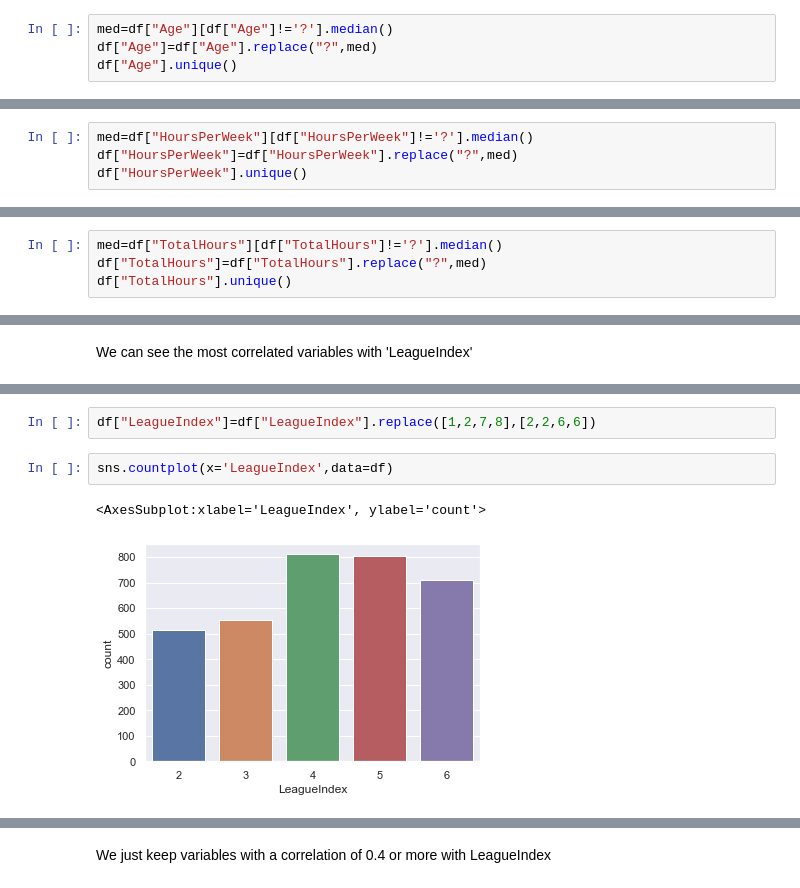
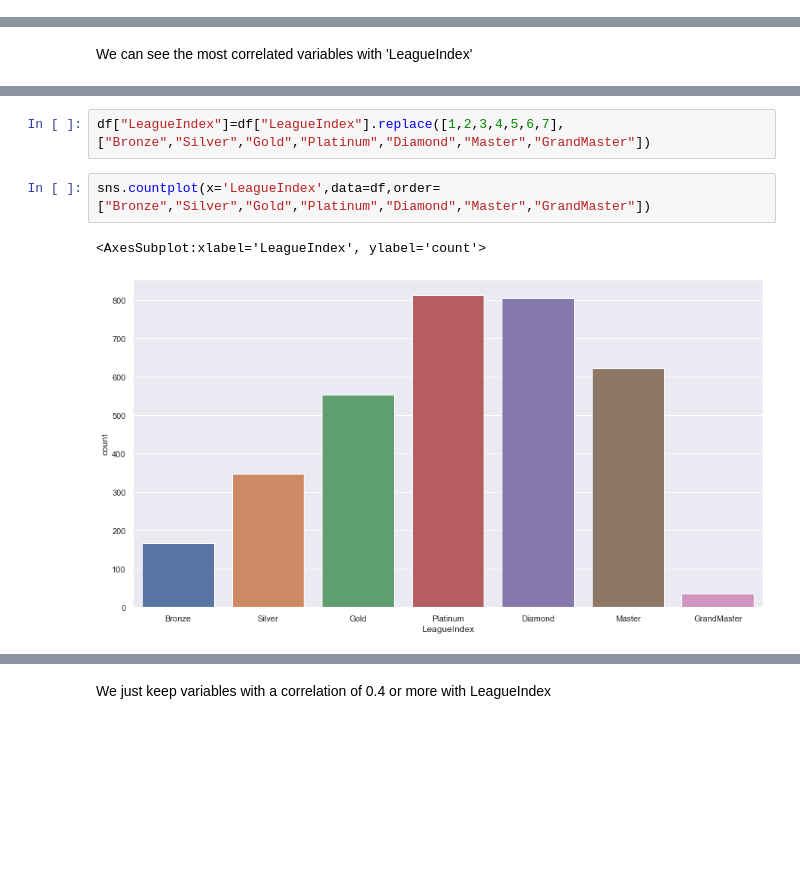
Before and after one commit to Tom-Hook/Skillcraft1_project, a Jupyter notebook: ProjetFinal_Crochet_Watrigant_PDA.ipynb, the cells around one changed output, grey strips where cells are left out. Drawn from its saved outputs; the diff is of its cells as text; blank space fills up the shorter version.

```diff
--- a/ProjetFinal_Crochet_Watrigant_PDA.ipynb
+++ b/ProjetFinal_Crochet_Watrigant_PDA.ipynb
@@ -95,6 +155,2 @@ sns.countplot(x='Age',data=df)
 # %% [markdown]
 We see that '?' are exeptions and are not too much, so we can replace them by the median
-# %%
-med=df["Age"][df["Age"]!='?'].median()
-df["Age"]=df["Age"].replace("?",med)
-df["Age"].unique()
@@ -157,4 +156,0 @@ We see that '?' are exeptions and are not too much, so we can replace them by th
-# %%
-med=df["HoursPerWeek"][df["HoursPerWeek"]!='?'].median()
-df["HoursPerWeek"]=df["HoursPerWeek"].replace("?",med)
-df["HoursPerWeek"].unique()
@@ -195,4 +156,0 @@ We see that '?' are exeptions and are not too much, so we can replace them by th
-# %%
-med=df["TotalHours"][df["TotalHours"]!='?'].median()
-df["TotalHours"]=df["TotalHours"].replace("?",med)
-df["TotalHours"].unique()
@@ -525,10 +444,10 @@ plt.show()
 # %%
-df["LeagueIndex"]=df["LeagueIndex"].replace([1,2,7,8],[2,2,6,6])
+df["LeagueIndex"]=df["LeagueIndex"].replace([1,2,3,4,5,6,7],["Bronze","Silver","Gold","Platinum","Diamond","Master","GrandMaster"])
 # %%
-sns.countplot(x='LeagueIndex',data=df)
+sns.countplot(x='LeagueIndex',data=df,order=["Bronze","Silver","Gold","Platinum","Diamond","Master","GrandMaster"])
 # %% [output]
 <AxesSubplot:xlabel='LeagueIndex', ylabel='count'>
-[figure, old version]
+[figure, new version]
 # %%
 
 cor=df.corr().abs()
```
Also changed, not shown: parts of 69 cells of this notebook.
